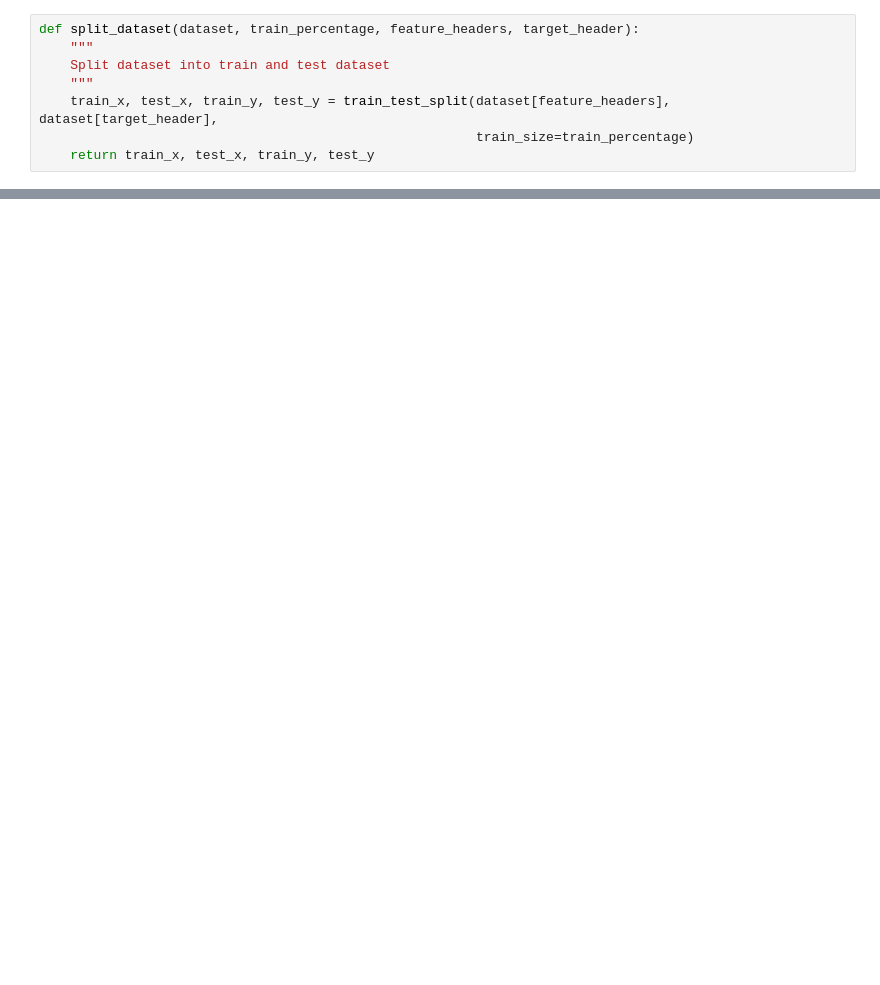
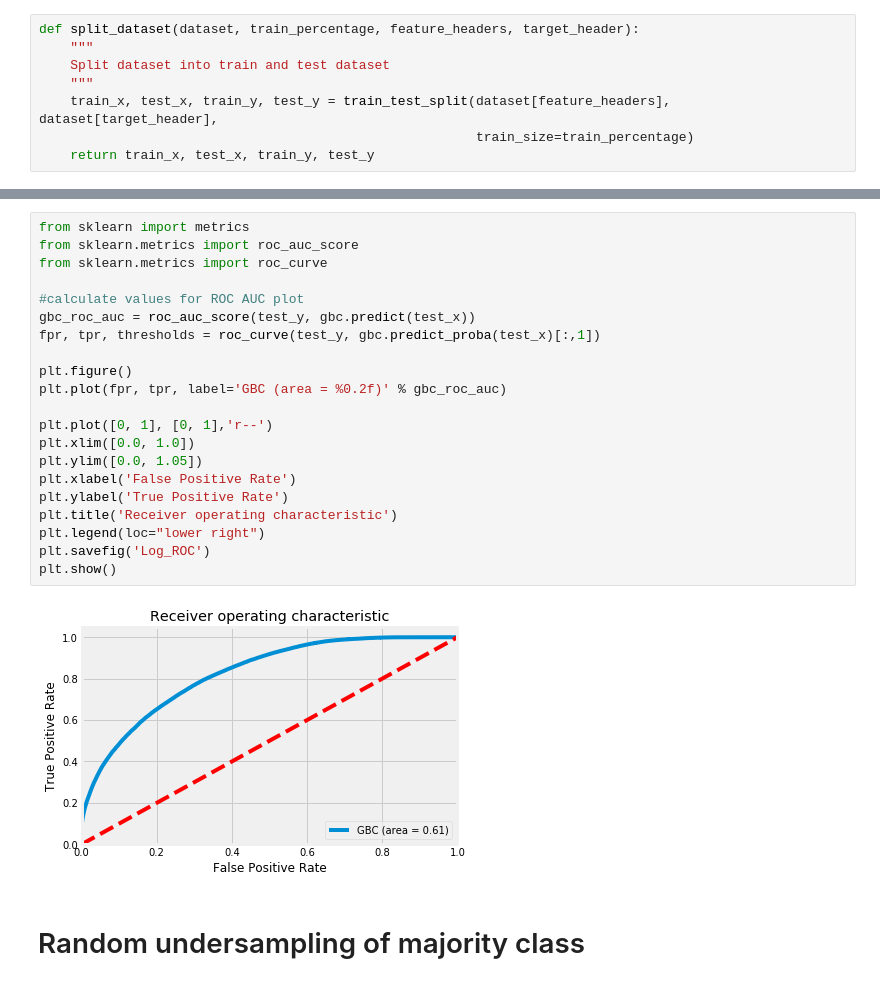
Before and after one commit to mikeissah/TDI, a Jupyter notebook: project/crash_analysis.ipynb, the cells around one changed output, grey strips where cells are left out. Drawn from its saved outputs; the diff is of its cells as text; blank space fills up the shorter version.

```diff
--- a/project/crash_analysis.ipynb
+++ b/project/crash_analysis.ipynb
@@ -701,0 +216,25 @@ will be highly imbalanced due to the very small percentage of persons killed in
+# %%
+from sklearn import metrics
+from sklearn.metrics import roc_auc_score
+from sklearn.metrics import roc_curve
+
+#calculate values for ROC AUC plot
+gbc_roc_auc = roc_auc_score(test_y, gbc.predict(test_x))
+fpr, tpr, thresholds = roc_curve(test_y, gbc.predict_proba(test_x)[:,1])
+
+plt.figure()
+plt.plot(fpr, tpr, label='GBC (area = %0.2f)' % gbc_roc_auc)
+
+plt.plot([0, 1], [0, 1],'r--')
+plt.xlim([0.0, 1.0])
+plt.ylim([0.0, 1.05])
+plt.xlabel('False Positive Rate')
+plt.ylabel('True Positive Rate')
+plt.title('Receiver operating characteristic')
+plt.legend(loc="lower right")
+plt.savefig('Log_ROC')
+plt.show()
+# %% [output]
+[figure, added]
+# %% [markdown]
+# Random undersampling of majority class
```
Also changed, not shown: parts of 130 cells of this notebook, 3 other files.
